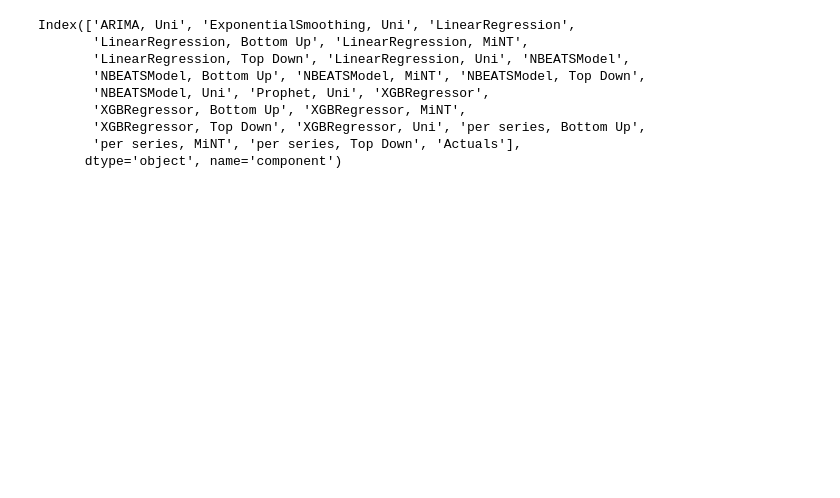
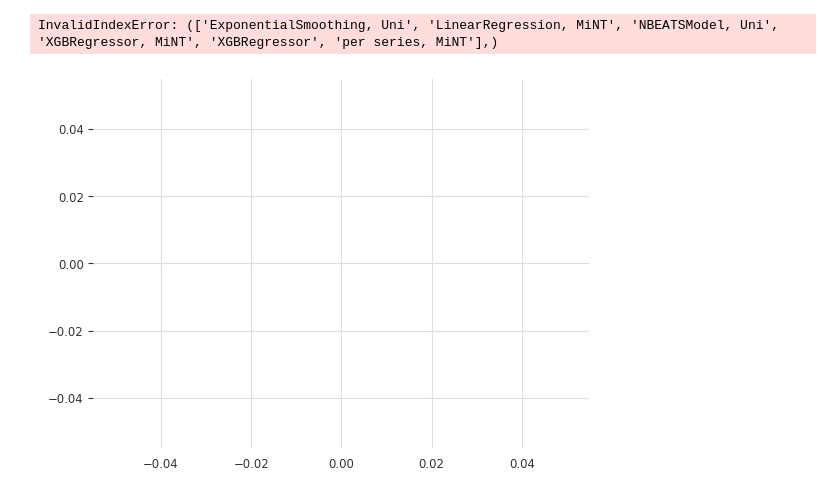
Before and after one commit to Jaewon45/hier_forecast, a Jupyter notebook: plot helper.ipynb, the cells around one changed output. Saved outputs shown, nothing was run; the diff lists cells and outputs as text; code cells hidden in the pictures; blank space fills up the shorter version.

```diff
--- a/plot helper.ipynb
+++ b/plot helper.ipynb
@@ -19,6 +139,5 @@ def load_val(file_path='data/SampleHierForecastingBASF_share.xlsx'):
 # %%
-preds = pd.read_csv('output/predictions_var0')
-pivoted = preds.pivot( index='Date', columns='Name', values='Predictions')
-pivoted.index = pd.to_datetime(pivoted.index)
-#predictions_ts = TimeSeries.from_dataframe(pivoted)
+v0_preds = plotter.load_predictions(varnum=0)
+v1_preds = plotter.load_predictions(varnum=0)
+v2_preds = plotter.load_predictions(varnum=0)
 # %%
@@ -47,15 +183,8 @@ best = ['ExponentialSmoothing, Uni',  'LinearRegression, MiNT',
 # %%
 ax = plt.gca()
 ax.plot()
 for b in best:
-    ax.plot(predictions_ts[best])
+    ax.plot(v0_preds[best])
 # %% [output]
-Index(['ARIMA, Uni', 'ExponentialSmoothing, Uni', 'LinearRegression',
-       'LinearRegression, Bottom Up', 'LinearRegression, MiNT',
-       'LinearRegression, Top Down', 'LinearRegression, Uni', 'NBEATSModel',
-       'NBEATSModel, Bottom Up', 'NBEATSModel, MiNT', 'NBEATSModel, Top Down',
-       'NBEATSModel, Uni', 'Prophet, Uni', 'XGBRegressor',
-       'XGBRegressor, Bottom Up', 'XGBRegressor, MiNT',
-       'XGBRegressor, Top Down', 'XGBRegressor, Uni', 'per series, Bottom Up',
-       'per series, MiNT', 'per series, Top Down', 'Actuals'],
-      dtype='object', name='component')
+InvalidIndexError: (['ExponentialSmoothing, Uni', 'LinearRegression, MiNT', 'NBEATSModel, Uni', 'XGBRegressor, MiNT', 'XGBRegressor', 'per series, MiNT'],)
+[figure, added]
```
Also changed, not shown: parts of 15 cells of this notebook, 5 other files.
